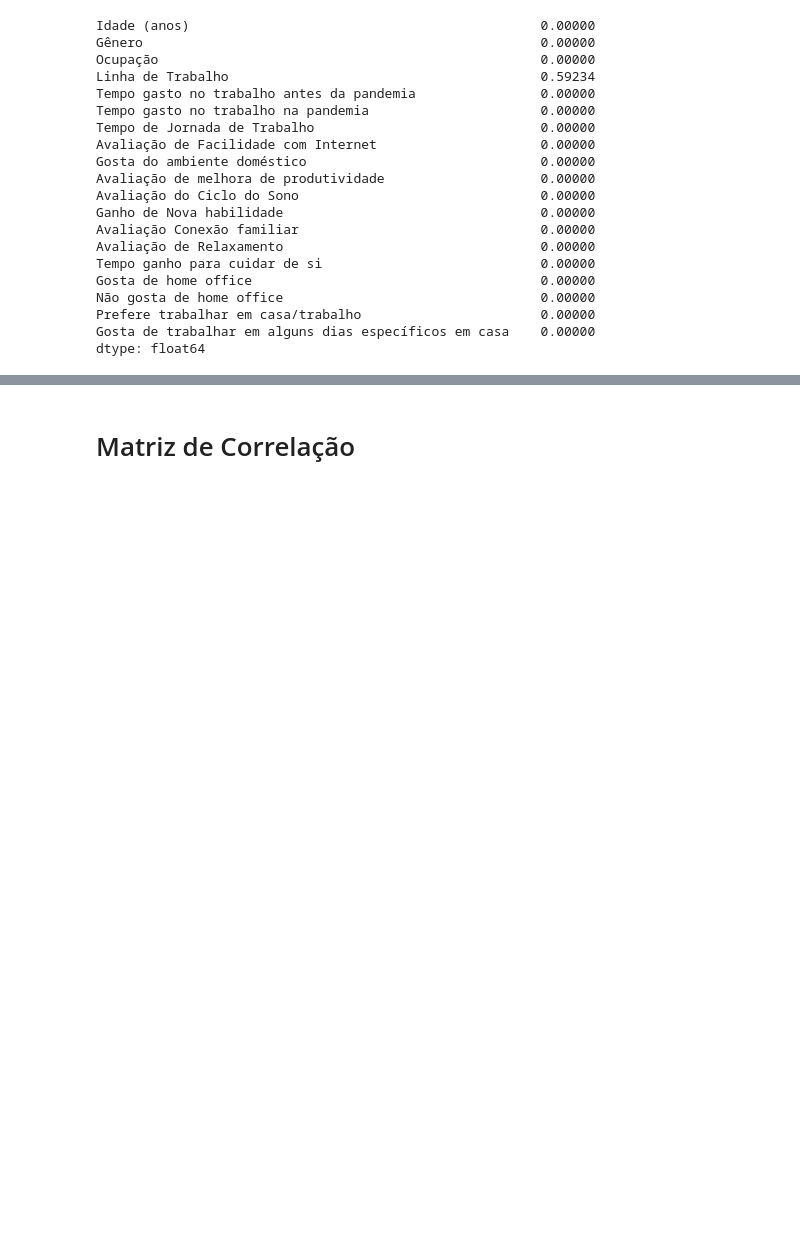
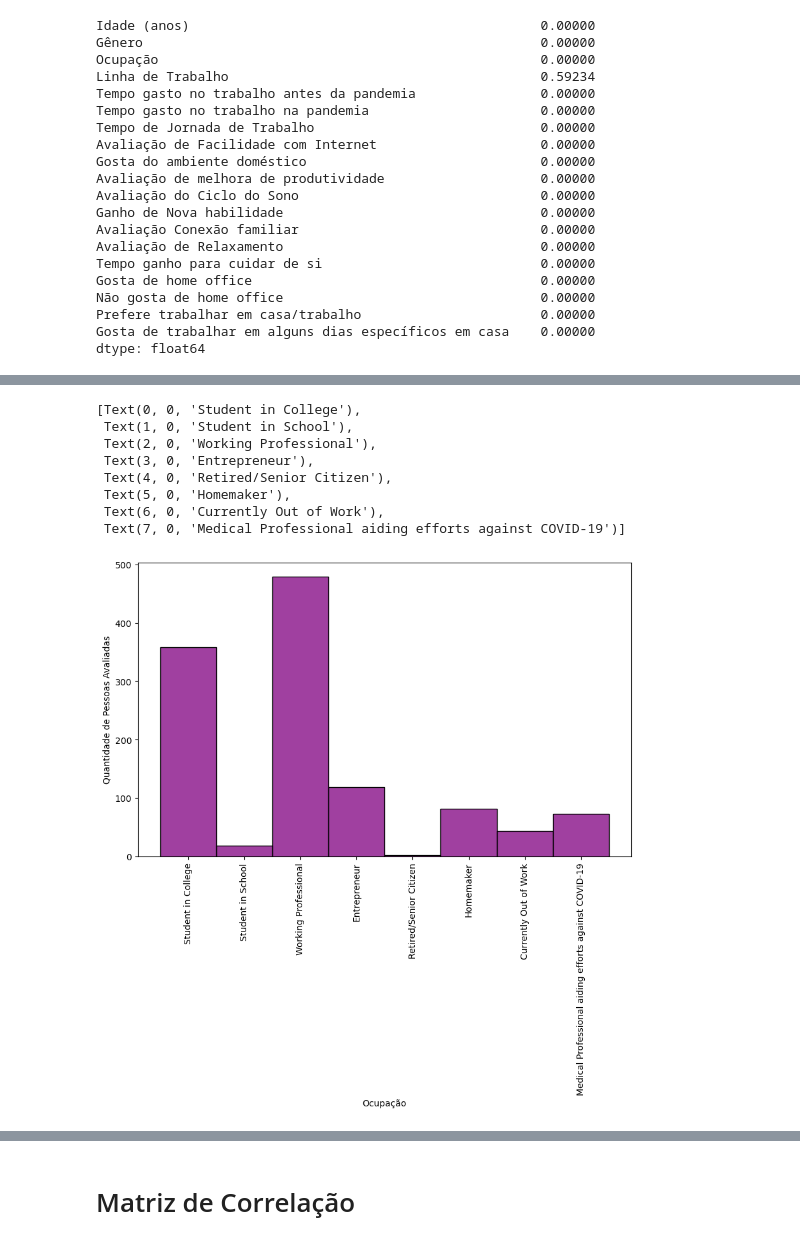
Before and after one commit to akira-gabriel/Covid-Psycological-Effects-of-COVID, a Jupyter notebook: Psycological Effects of COVID.ipynb, the cells around one changed output, grey strips where cells are left out. Saved outputs shown, nothing was run; the diff lists cells and outputs as text; code cells hidden in the pictures; blank space fills up the shorter version.

```diff
--- a/Psycological Effects of COVID.ipynb
+++ b/Psycological Effects of COVID.ipynb
@@ -331,0 +316,17 @@ ax.set(xlabel='Idade (anos)', ylabel='Quantidade de Pessoas Avaliadas')
+# %%
+plt.figure(figsize=(10,6))
+
+ax = sns.histplot(x = 'Ocupação', color='purple',
+              data = df)
+ax.set(xlabel='Ocupação', ylabel='Quantidade de Pessoas Avaliadas')
+ax.set_xticklabels(ax.get_xticklabels(), rotation=90)
+# %% [output]
+[Text(0, 0, 'Student in College'),
+ Text(1, 0, 'Student in School'),
+ Text(2, 0, 'Working Professional'),
+ Text(3, 0, 'Entrepreneur'),
+ Text(4, 0, 'Retired/Senior Citizen'),
+ Text(5, 0, 'Homemaker'),
+ Text(6, 0, 'Currently Out of Work'),
+ Text(7, 0, 'Medical Professional aiding efforts against COVID-19')]
+[figure, added]
```
Also changed, not shown: parts of 13 cells of this notebook.
